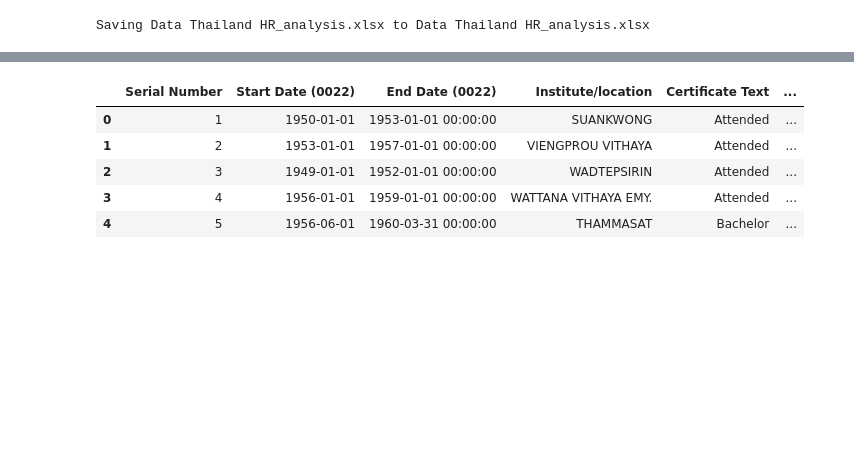
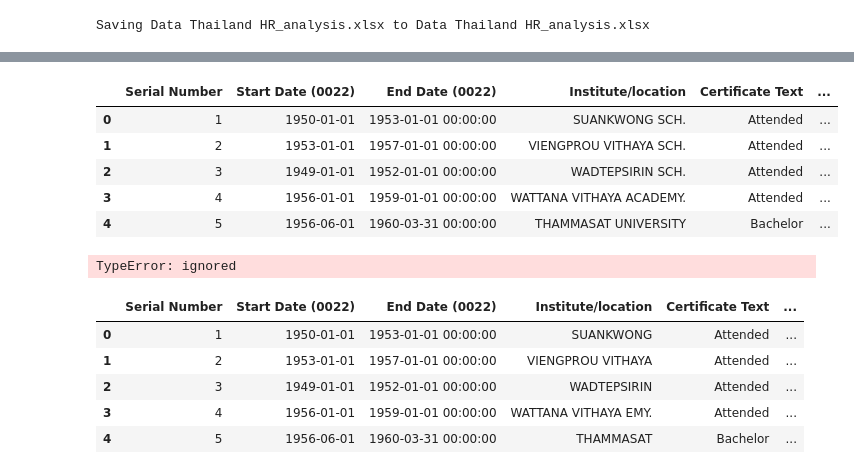
Before and after one commit to teing/HR_Data_Analytic, a Jupyter notebook: Education.ipynb, the cells around one changed output, grey strips where cells are left out. Drawn from its saved outputs; the diff is of its cells as text; code cells hidden in the pictures; blank space fills up the shorter version.

```diff
--- a/Education.ipynb
+++ b/Education.ipynb
@@ -47,2 +56,11 @@ MainDF.head()
 # %%
 import re
+# %%
+education.head()
+# %% [output]
+|  | Serial Number | Start Date (0022) | End Date (0022) | Institute/location | Certificate Text | ... |
+| 0 | 1 | 1950-01-01 | 1953-01-01 00:00:00 | SUANKWONG SCH. | Attended | ... |
+| 1 | 2 | 1953-01-01 | 1957-01-01 00:00:00 | VIENGPROU VITHAYA SCH. | Attended | ... |
+| 2 | 3 | 1949-01-01 | 1952-01-01 00:00:00 | WADTEPSIRIN SCH. | Attended | ... |
+| 3 | 4 | 1956-01-01 | 1959-01-01 00:00:00 | WATTANA VITHAYA ACADEMY. | Attended | ... |
+| 4 | 5 | 1956-06-01 | 1960-03-31 00:00:00 | THAMMASAT UNIVERSITY | Bachelor | ... |
@@ -65,5 +99,7 @@ def remove_Suffix(institute):
               temp = re.sub(patt,'',institute)
               return temp;
 # %%
-EDU['Institute/location'] = EDU['Institute/location'].apply(remove_Suffix)
+education['Institute/location'] = education['Institute/location'].apply(remove_Suffix)
+# %% [output]
+TypeError: ignored
 # %%
```
Also changed, not shown: parts of 15 cells of this notebook.
